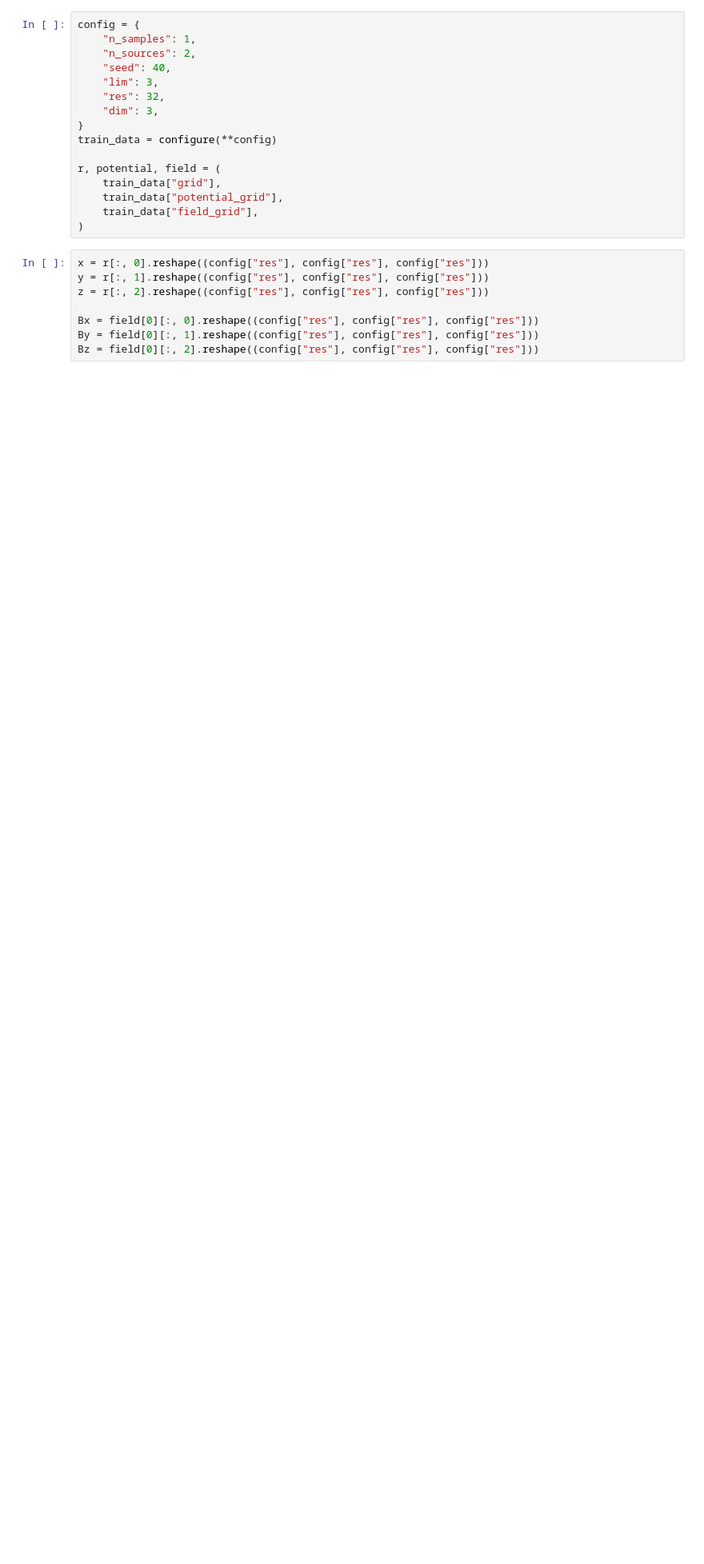
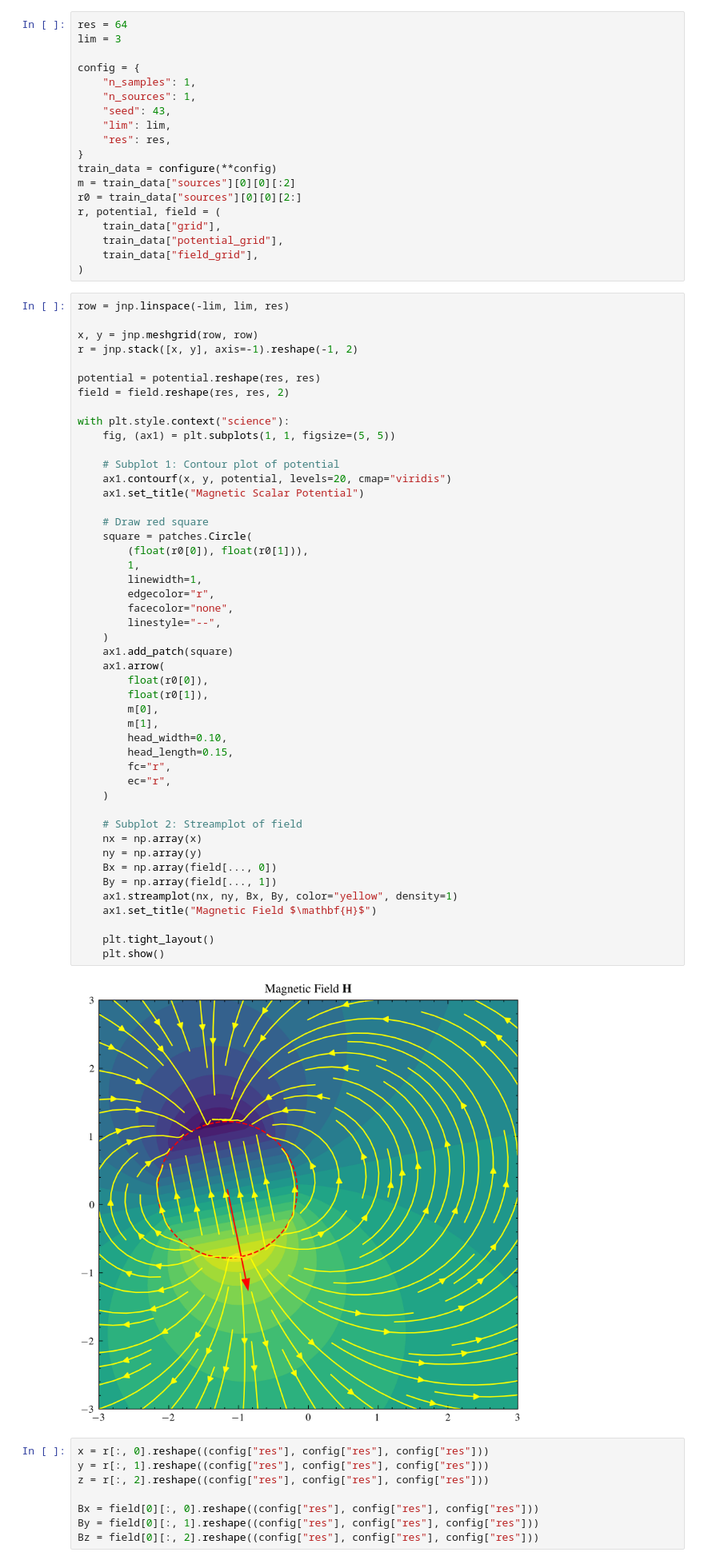
Before and after one commit to cmt-dtu-energy/hypermagnetics, a Jupyter notebook: nbs/plotting.ipynb, the cells around one changed output. Shown at 80% size. Saved outputs shown, nothing was run; the diff lists cells and outputs as text; blank space fills up the shorter version.

Commit message:
overlaid potential and field lines

```diff
--- a/nbs/plotting.ipynb
+++ b/nbs/plotting.ipynb
@@ -4,19 +12,71 @@ from hypermagnetics.sources import configure
 # %%
+res = 64
+lim = 3
+
 config = {
     "n_samples": 1,
-    "n_sources": 2,
-    "seed": 40,
-    "lim": 3,
-    "res": 32,
-    "dim": 3,
+    "n_sources": 1,
+    "seed": 43,
+    "lim": lim,
+    "res": res,
 }
 train_data = configure(**config)
-
+m = train_data["sources"][0][0][:2]
+r0 = train_data["sources"][0][0][2:]
 r, potential, field = (
     train_data["grid"],
     train_data["potential_grid"],
     train_data["field_grid"],
 )
+# %%
+row = jnp.linspace(-lim, lim, res)
+
+x, y = jnp.meshgrid(row, row)
+r = jnp.stack([x, y], axis=-1).reshape(-1, 2)
+
+potential = potential.reshape(res, res)
+field = field.reshape(res, res, 2)
+
+with plt.style.context("science"):
+    fig, (ax1) = plt.subplots(1, 1, figsize=(5, 5))
+
+    # Subplot 1: Contour plot of potential
+    ax1.contourf(x, y, potential, levels=20, cmap="viridis")
+    ax1.set_title("Magnetic Scalar Potential")
+
+    # Draw red square
+    square = patches.Circle(
+        (float(r0[0]), float(r0[1])),
+        1,
+        linewidth=1,
+        edgecolor="r",
+        facecolor="none",
+        linestyle="--",
+    )
+    ax1.add_patch(square)
+    ax1.arrow(
+        float(r0[0]),
+        float(r0[1]),
+        m[0],
+        m[1],
+        head_width=0.10,
+        head_length=0.15,
+        fc="r",
+        ec="r",
+    )
+
+    # Subplot 2: Streamplot of field
+    nx = np.array(x)
+    ny = np.array(y)
+    Bx = np.array(field[..., 0])
+    By = np.array(field[..., 1])
+    ax1.streamplot(nx, ny, Bx, By, color="yellow", density=1)
+    ax1.set_title("Magnetic Field $\mathbf{H}$")
+
+    plt.tight_layout()
+    plt.show()
+# %% [output]
+[figure, added]
 # %%
 x = r[:, 0].reshape((config["res"], config["res"], config["res"]))
 y = r[:, 1].reshape((config["res"], config["res"], config["res"]))
```
Also changed, not shown: parts of 3 cells of this notebook.
